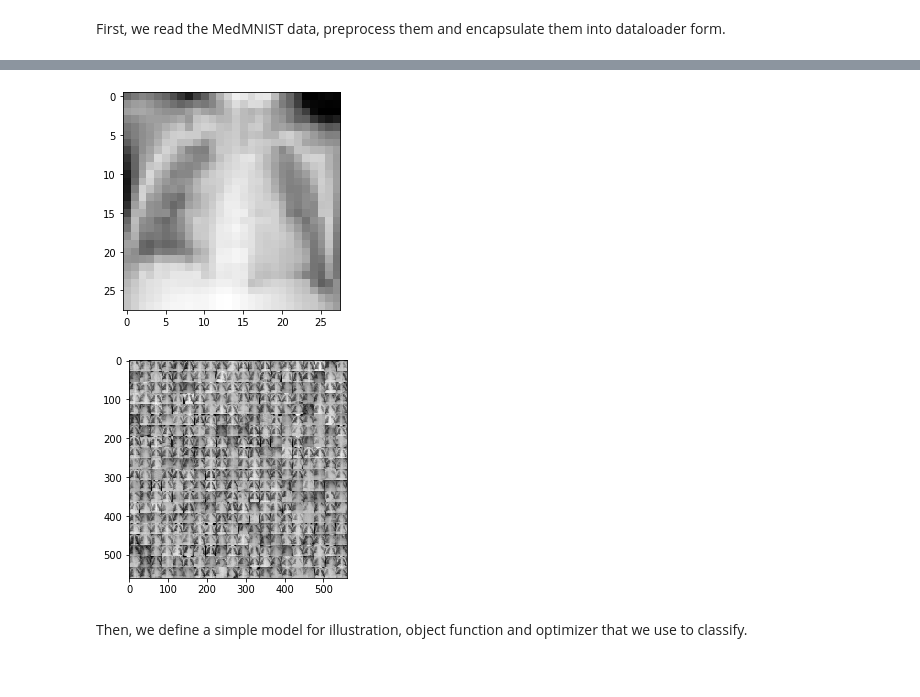
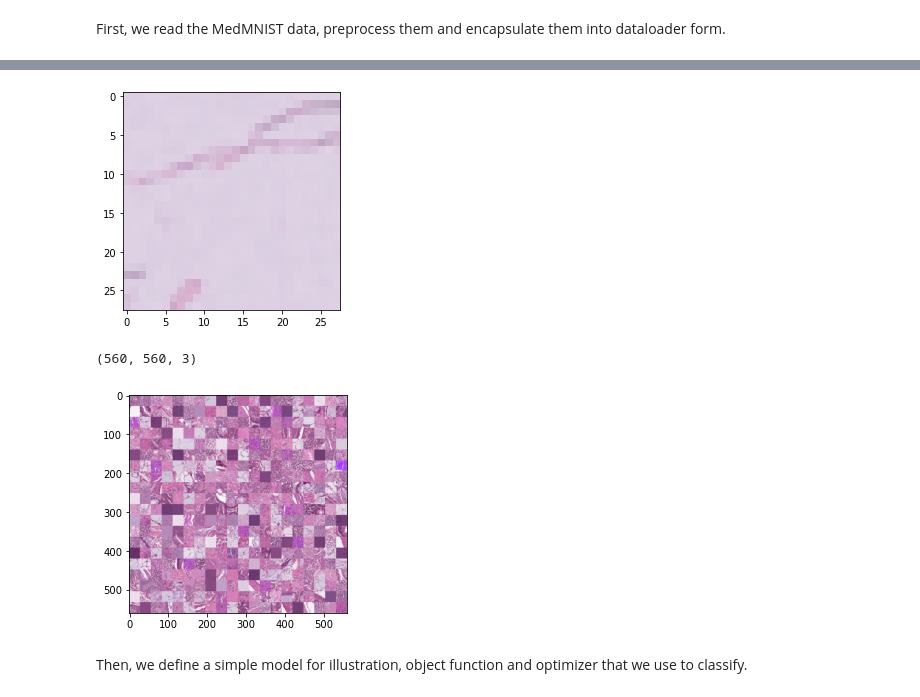
Before and after one commit to MedMNIST/MedMNIST, a Jupyter notebook: examples/getting_started.ipynb, the cells around one changed output, grey strips where cells are left out. Cells and saved outputs as stored; diff of their text form; code cells hidden in the pictures.

```diff
--- a/examples/getting_started.ipynb
+++ b/examples/getting_started.ipynb
@@ -23,6 +23,6 @@ Version: 0.2.0
 # %%
-data_flag = 'pneumoniamnist'
-# data_flag = 'breastmnist'
+# data_flag = 'pathmnist'
+data_flag = 'breastmnist'
 download = True
 input_root = 'tmp_data/'
 
@@ -105,37 +96,40 @@ else:
     img = img.permute(1, 2, 0)
     plt.imshow(img)
 # %% [output]
-[figure, old version]
+[figure, new version]
 # %%
 # montage
 
 def process(n_channels, length=20):
     scale = length * length
 
     image = np.zeros((scale, 28, 28, 3)) if n_channels == 3 else np.zeros((scale, 28, 28))
     index = [i for i in range(scale)]
     np.random.shuffle(index)
 
     for idx in range(scale):
         img, _ = nonorm_dataset[idx]
         if n_channels == 3:
             img = img.permute(1, 2, 0).numpy()
         else:
             img = img.reshape(28, 28).numpy()
         image[index[idx]] = img
 
     if n_channels == 1:
         image = image.reshape(scale, 28, 28)
         arr_out = montage(image)
         plt.imshow(arr_out, cmap='gray')
     else:
         image = image.reshape(scale, 28, 28, 3)
         arr_out = montage(image, multichannel=3)
         plt.imshow(arr_out)
 
-process(n_channels=n_channels, length=20)
+    return arr_out
+
+process(n_channels=n_channels, length=20).shape
 # %% [output]
+(560, 560, 3)
-[figure, old version]
+[figure, new version]
 # %% [markdown]
 Then, we define a simple model for illustration, object function and optimizer that we use to classify.
 # %%
```
Also changed, not shown: parts of 5 cells of this notebook, 5 other files.
